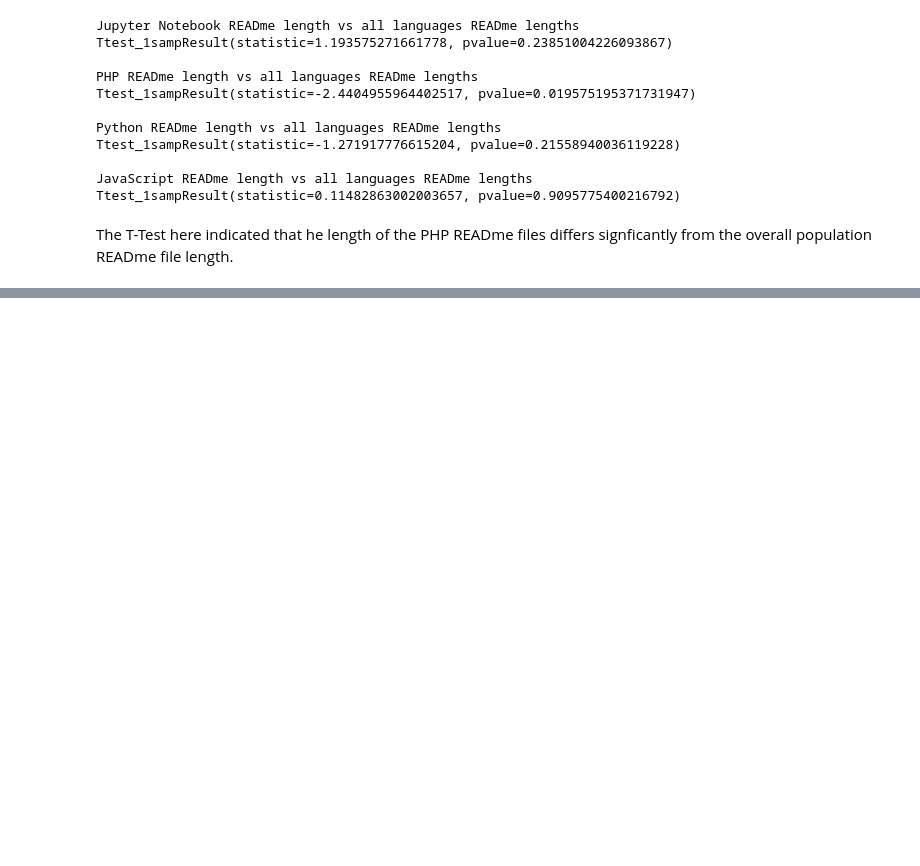
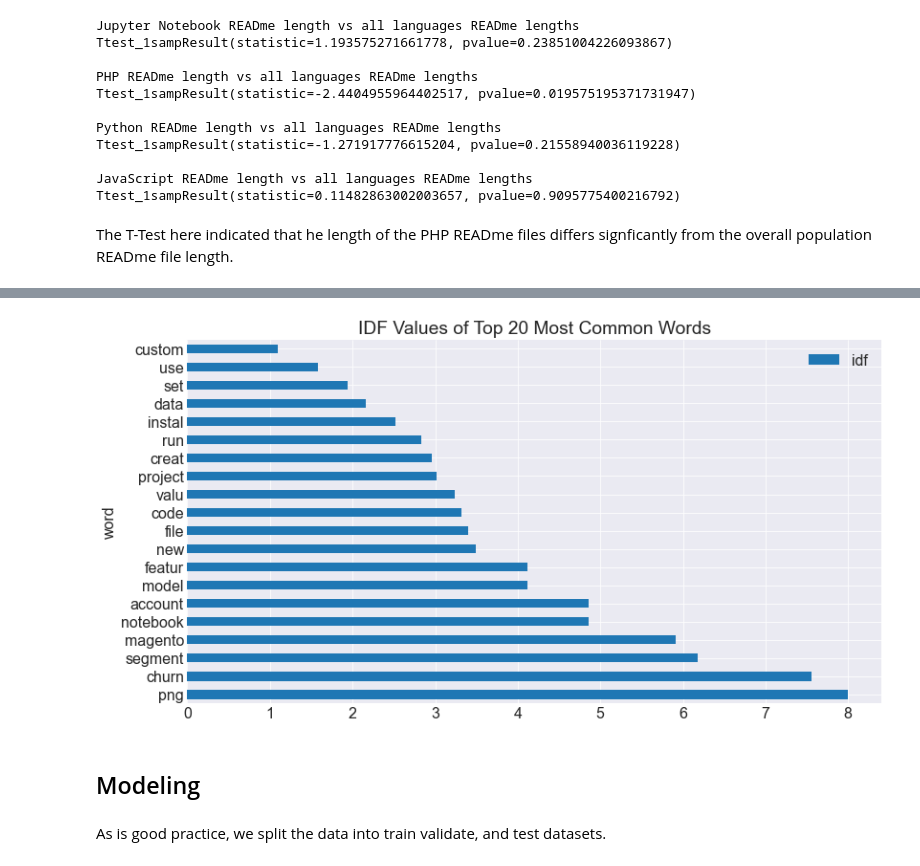
Before and after one commit to nlp-project-germain-group-6/nlp-web-scraping, a Jupyter notebook: Final_Notebook.ipynb, the cells around one changed output, grey strips where cells are left out. Cells and saved outputs as stored; diff of their text form; code cells hidden in the pictures; blank space fills up the shorter version.

```diff
--- a/Final_Notebook.ipynb
+++ b/Final_Notebook.ipynb
@@ -466,0 +530,3 @@ The T-Test here indicated that he length of the PHP READme files differs signfic
+# %%
+#Convert top 20 words into list
+top_20_list = top_20_words.index.to_list()
@@ -466,0 +535,6 @@ The T-Test here indicated that he length of the PHP READme files differs signfic
+# %%
+# A simple way to calculate idf for demonstration. Note that this
+# function relies on the globally defined documents variable.
+def idf(word):
+    n_occurences = sum([1 for doc in values_stemmed.values() if word in doc])
+    return len(values_stemmed) / n_occurences
@@ -466,0 +545,9 @@ The T-Test here indicated that he length of the PHP READme files differs signfic
+# %%
+# put the unique words into a data frame
+most_common_words_idf = (pd.DataFrame(dict(word=top_20_list))
+ # calculate the idf for each word
+ .assign(idf=lambda df: df.word.apply(idf))
+ # sort the data for presentation purposes
+ .set_index('word')
+ .sort_values(by='idf', ascending=False)
+ .head(20))
@@ -466,0 +575,10 @@ The T-Test here indicated that he length of the PHP READme files differs signfic
+# %%
+#Plot IDF of most common words
+most_common_words_idf.plot.barh()
+title = plt.title('IDF Values of Top 20 Most Common Words')
+# %% [output]
+[figure, added]
+# %% [markdown]
+## Modeling
+# %% [markdown]
+As is good practice, we split the data into train validate, and test datasets.
```
Also changed, not shown: parts of 37 cells of this notebook, 1 other file.
